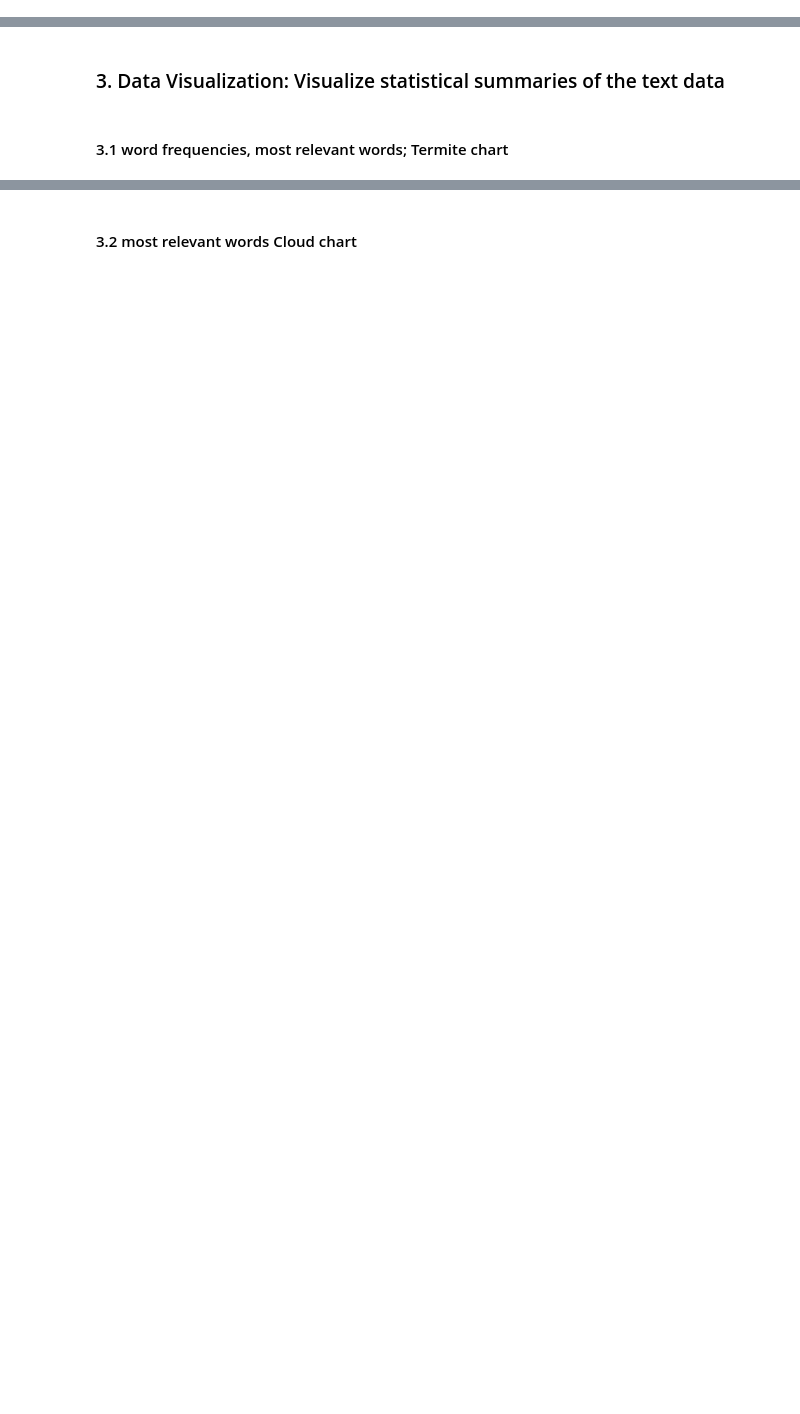
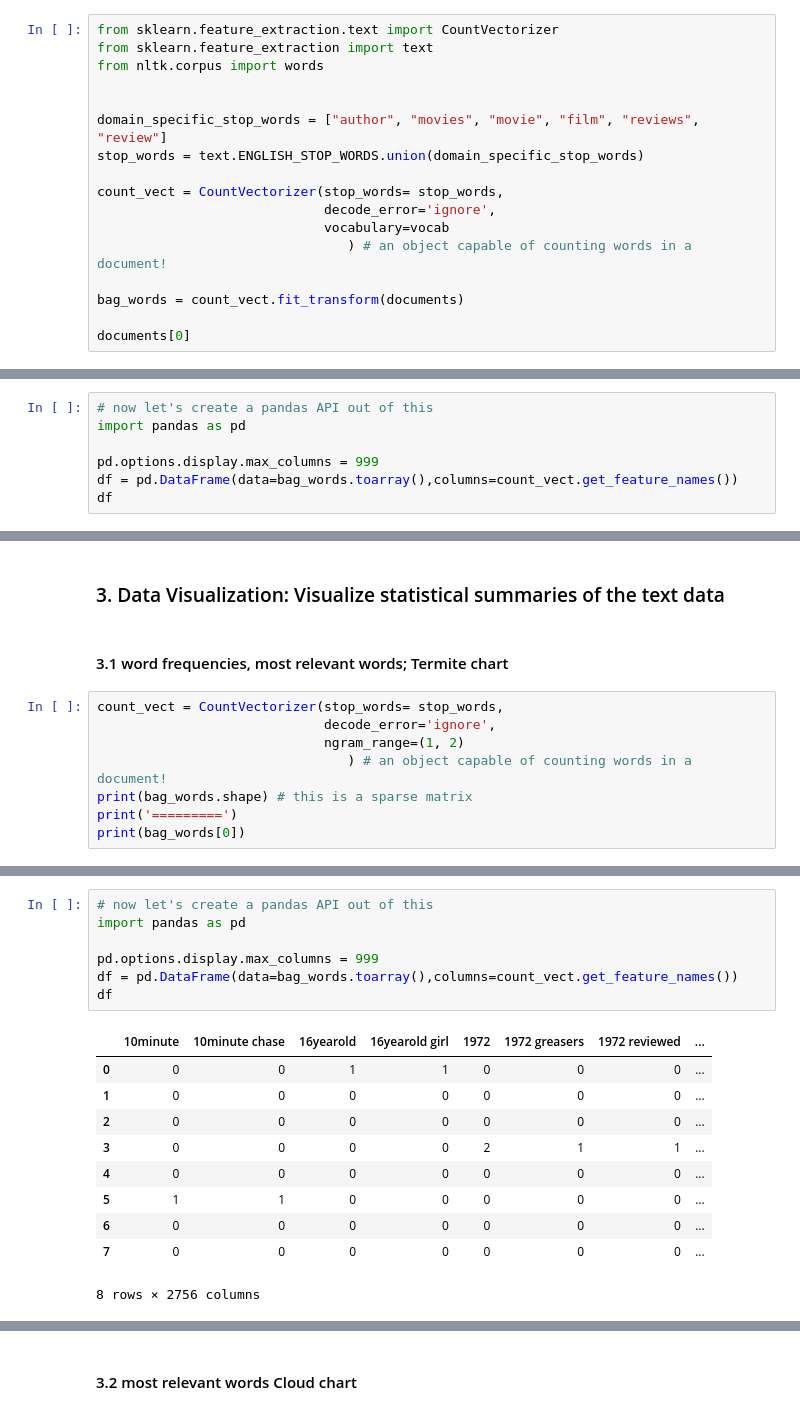
Before and after one commit to avirajs/ML_Proj1, a Jupyter notebook: Project1.ipynb, the cells around one changed output, grey strips where cells are left out. Saved outputs shown, nothing was run; the diff lists cells and outputs as text; blank space fills up the shorter version.

Commit message:
Add data parser, count vectors

```diff
--- a/Project1.ipynb
+++ b/Project1.ipynb
@@ -26,2 +58,19 @@ The success of this task would result in basic classification of a review as pos
 # %% [markdown]
 #### 2.3 Convert data from raw text into sparse encoded bag-of-words
+# %%
+from sklearn.feature_extraction.text import CountVectorizer
+from sklearn.feature_extraction import text
+from nltk.corpus import words
+
+
+domain_specific_stop_words = ["author", "movies", "movie", "film", "reviews", "review"]
+stop_words = text.ENGLISH_STOP_WORDS.union(domain_specific_stop_words)
+
+count_vect = CountVectorizer(stop_words= stop_words,
+                             decode_error='ignore',
+                             vocabulary=vocab
+                                ) # an object capable of counting words in a document!
+
+bag_words = count_vect.fit_transform(documents)
+
+documents[0]
@@ -27,0 +94,7 @@ The success of this task would result in basic classification of a review as pos
+# %%
+# now let's create a pandas API out of this
+import pandas as pd
+
+pd.options.display.max_columns = 999
+df = pd.DataFrame(data=bag_words.toarray(),columns=count_vect.get_feature_names())
+df
@@ -31,3 +160,11 @@ The success of this task would result in basic classification of a review as pos
 ### 3. Data Visualization: Visualize statistical summaries of the text data
 # %% [markdown]
 #### 3.1 word frequencies, most relevant words; Termite chart
+# %%
+count_vect = CountVectorizer(stop_words= stop_words,
+                             decode_error='ignore',
+                             ngram_range=(1, 2)
+                                ) # an object capable of counting words in a document!
+print(bag_words.shape) # this is a sparse matrix
+print('=========')
+print(bag_words[0])
@@ -33,0 +189,18 @@ The success of this task would result in basic classification of a review as pos
+# %%
+# now let's create a pandas API out of this
+import pandas as pd
+
+pd.options.display.max_columns = 999
+df = pd.DataFrame(data=bag_words.toarray(),columns=count_vect.get_feature_names())
+df
+# %% [output]
+|  | 10minute | 10minute chase | 16yearold | 16yearold girl | 1972 | 1972 greasers | 1972 reviewed | ... |
+| 0 | 0 | 0 | 1 | 1 | 0 | 0 | 0 | ... |
+| 1 | 0 | 0 | 0 | 0 | 0 | 0 | 0 | ... |
+| 2 | 0 | 0 | 0 | 0 | 0 | 0 | 0 | ... |
+| 3 | 0 | 0 | 0 | 0 | 2 | 1 | 1 | ... |
+| 4 | 0 | 0 | 0 | 0 | 0 | 0 | 0 | ... |
+| 5 | 1 | 1 | 0 | 0 | 0 | 0 | 0 | ... |
+| 6 | 0 | 0 | 0 | 0 | 0 | 0 | 0 | ... |
+| 7 | 0 | 0 | 0 | 0 | 0 | 0 | 0 | ... |
+8 rows × 2756 columns
```
Also changed, not shown: parts of 14 cells of this notebook.
